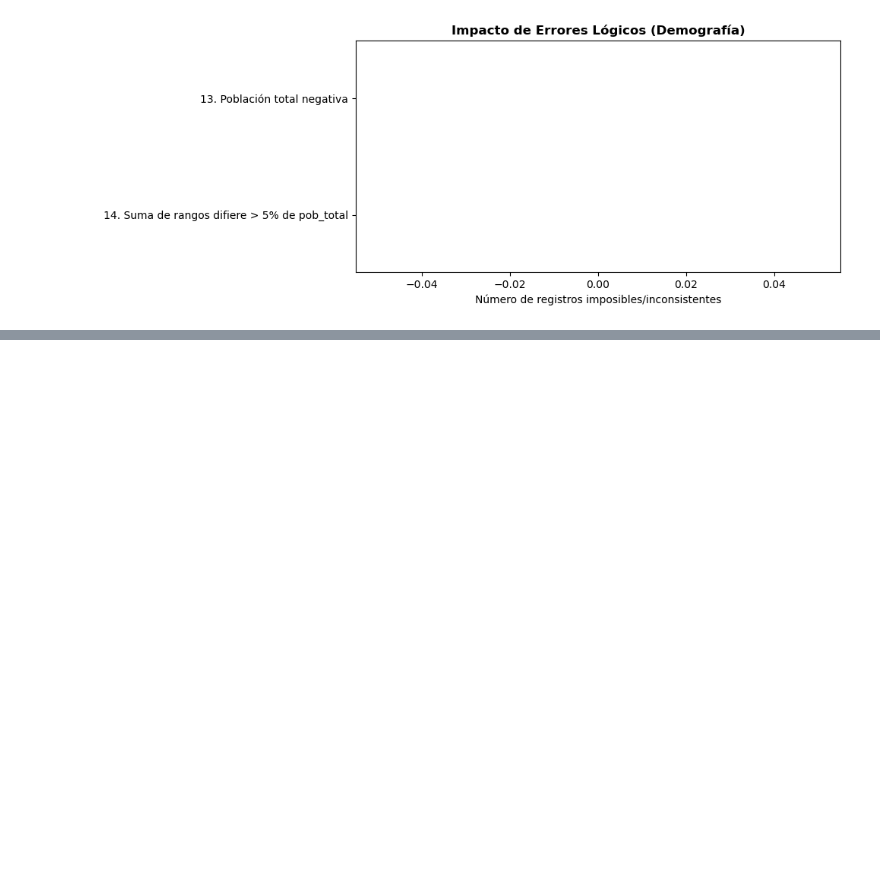
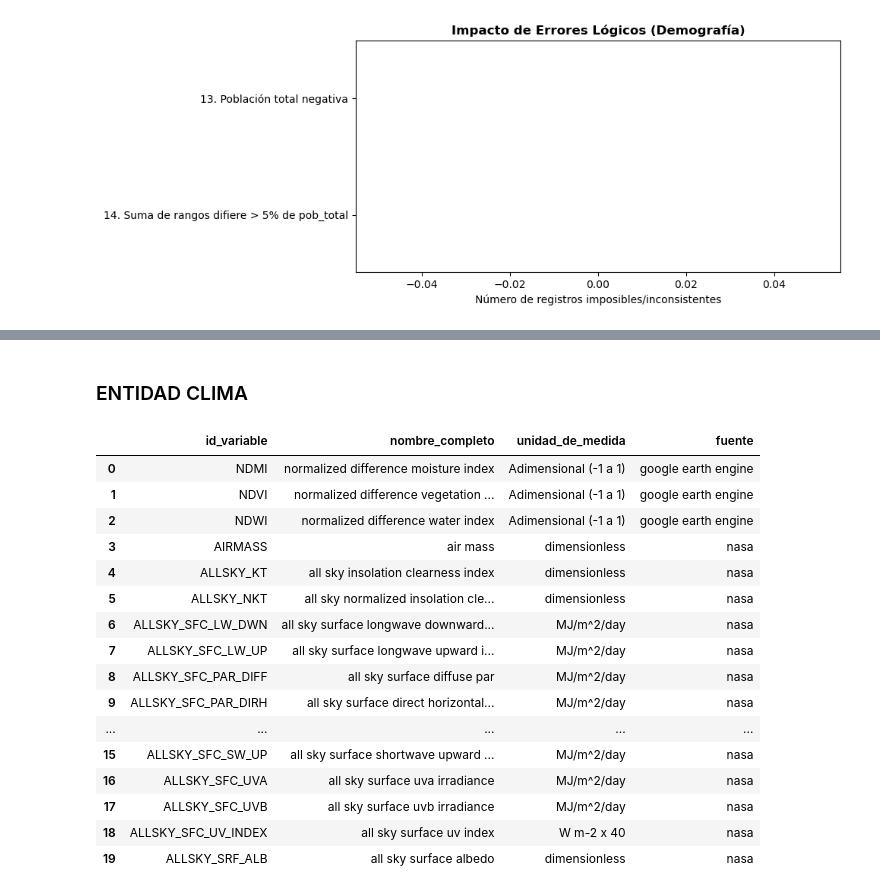
Before and after one commit to SauG25/Incendios-Forestales-, a Jupyter notebook: notebooks/01_Limpieza_De_Datos.ipynb, the cells around one changed output, grey strips where cells are left out. Saved outputs shown, nothing was run; the diff lists cells and outputs as text; code cells hidden in the pictures; blank space fills up the shorter version.

```diff
--- a/notebooks/01_Limpieza_De_Datos.ipynb
+++ b/notebooks/01_Limpieza_De_Datos.ipynb
@@ -789,0 +1447,35 @@ else:
+# %% [markdown]
+### ENTIDAD CLIMA
+# %%
+con = duckdb.connect(V2_DB)
+
+# Ver si hay algún patrón en los nombres de las variables
+df_dic = con.execute("""
+    SELECT
+        id_variable,
+        nombre_completo,
+        unidad_de_medida,
+        fuente
+    FROM working.diccionario
+    ORDER BY fuente, id_variable
+    LIMIT 20
+""").df()
+display(df_dic)
+# %% [output]
+|  | id_variable | nombre_completo | unidad_de_medida | fuente |
+| 0 | NDMI | normalized difference moisture index | Adimensional (-1 a 1) | google earth engine |
+| 1 | NDVI | normalized difference vegetation ... | Adimensional (-1 a 1) | google earth engine |
+| 2 | NDWI | normalized difference water index | Adimensional (-1 a 1) | google earth engine |
+| 3 | AIRMASS | air mass | dimensionless | nasa |
+| 4 | ALLSKY_KT | all sky insolation clearness index | dimensionless | nasa |
+| 5 | ALLSKY_NKT | all sky normalized insolation cle... | dimensionless | nasa |
+| 6 | ALLSKY_SFC_LW_DWN | all sky surface longwave downward... | MJ/m^2/day | nasa |
+| 7 | ALLSKY_SFC_LW_UP | all sky surface longwave upward i... | MJ/m^2/day | nasa |
+| 8 | ALLSKY_SFC_PAR_DIFF | all sky surface diffuse par | MJ/m^2/day | nasa |
+| 9 | ALLSKY_SFC_PAR_DIRH | all sky surface direct horizontal... | MJ/m^2/day | nasa |
+| ... | ... | ... | ... | ... |
+| 15 | ALLSKY_SFC_SW_UP | all sky surface shortwave upward ... | MJ/m^2/day | nasa |
+| 16 | ALLSKY_SFC_UVA | all sky surface uva irradiance | MJ/m^2/day | nasa |
+| 17 | ALLSKY_SFC_UVB | all sky surface uvb irradiance | MJ/m^2/day | nasa |
+| 18 | ALLSKY_SFC_UV_INDEX | all sky surface uv index | W m-2 x 40 | nasa |
+| 19 | ALLSKY_SRF_ALB | all sky surface albedo | dimensionless | nasa |
```
Also changed, not shown: parts of 40 cells of this notebook, 4 other files.
